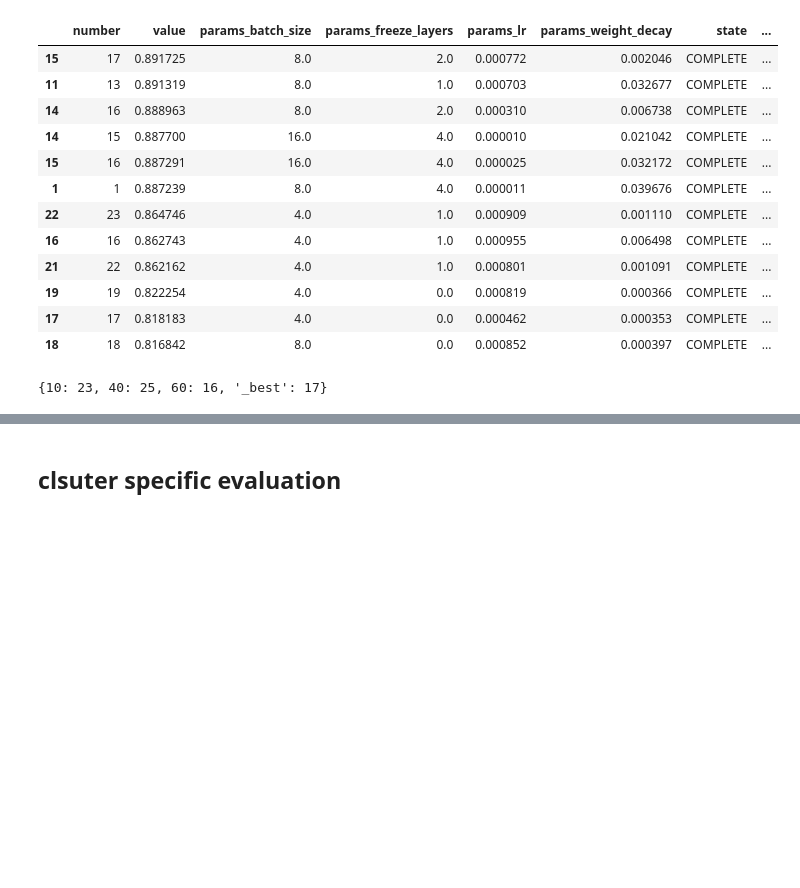
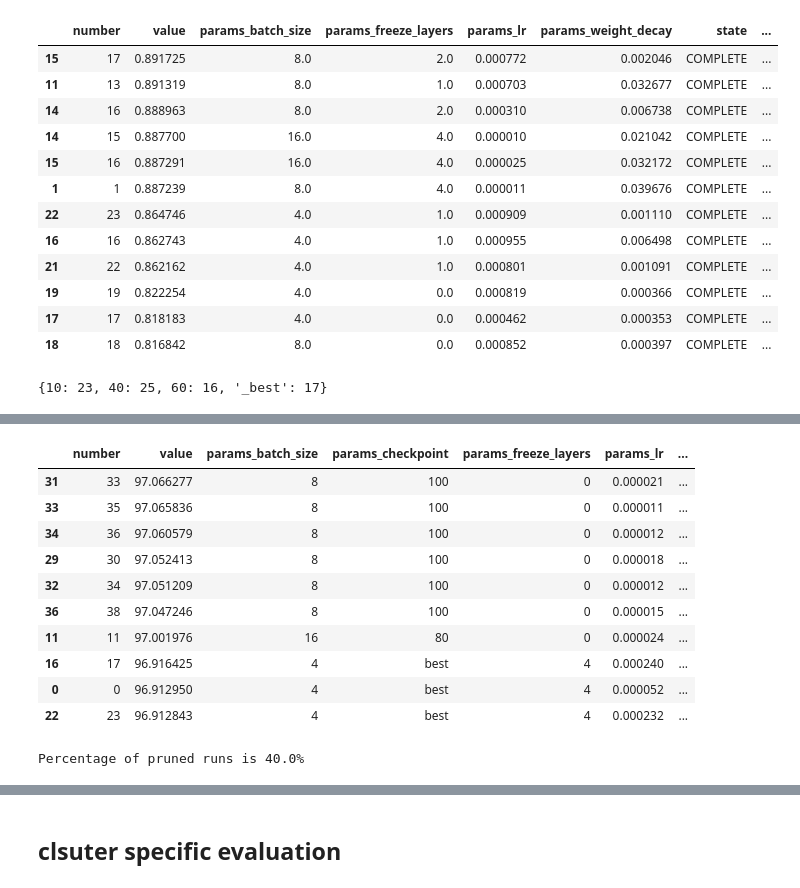
Before and after one commit to PulyaPolya/beat_this, a Jupyter notebook: results_evaluation.ipynb, the cells around one changed output, grey strips where cells are left out. Cells and saved outputs as stored; diff of their text form; code cells hidden in the pictures; blank space fills up the shorter version.

```diff
--- a/results_evaluation.ipynb
+++ b/results_evaluation.ipynb
@@ -1651,0 +1798,17 @@ df_len
+# %%
+import optuna
+import pandas as pd
+study = optuna.load_study(
+    study_name="cluster_1__lr",
+    storage="sqlite:///optuna_new.db"
+)
+df = study.trials_dataframe()
+df_filtered = df[df["state"].isin(["COMPLETE", "PRUNED"]) ]
+date_cols = [col for col in df_filtered.columns if "datetime" in col or "duration" in col]
+df_filtered = df_filtered.drop(columns = date_cols, axis = 1)
+
+df_filtered = df_filtered.reset_index()
+df_filtered = df_filtered.drop(columns = ["index"], axis = 1)
+df_filtered["value"] = df_filtered["value"]* 100
+print(len(df_filtered))
+df_filtered.tail(3)
@@ -1651,0 +1821,23 @@ df_len
+# %%
+indices = df_filtered["value"].nlargest(10).index
+df_filtered
+df_filtered["diff"] = df_filtered["value"].apply(lambda x: x - 97.045)
+df_filtered.loc[indices]
+# %% [output]
+|  | number | value | params_batch_size | params_checkpoint | params_freeze_layers | params_lr | ... |
+| 31 | 33 | 97.066277 | 8 | 100 | 0 | 0.000021 | ... |
+| 33 | 35 | 97.065836 | 8 | 100 | 0 | 0.000011 | ... |
+| 34 | 36 | 97.060579 | 8 | 100 | 0 | 0.000012 | ... |
+| 29 | 30 | 97.052413 | 8 | 100 | 0 | 0.000018 | ... |
+| 32 | 34 | 97.051209 | 8 | 100 | 0 | 0.000012 | ... |
+| 36 | 38 | 97.047246 | 8 | 100 | 0 | 0.000015 | ... |
+| 11 | 11 | 97.001976 | 16 | 80 | 0 | 0.000024 | ... |
+| 16 | 17 | 96.916425 | 4 | best | 4 | 0.000240 | ... |
+| 0 | 0 | 96.912950 | 4 | best | 4 | 0.000052 | ... |
+| 22 | 23 | 96.912843 | 4 | best | 4 | 0.000232 | ... |
+# %%
+last_df = df_filtered.tail(10)
+df_pruned_last = last_df[last_df["state"] == "PRUNED"]
+print(f"Percentage of pruned runs is {len(df_pruned_last) / len(last_df)* 100}% ")
+# %% [output]
+Percentage of pruned runs is 40.0%
```
Also changed, not shown: parts of 41 cells of this notebook, 3 other files.
